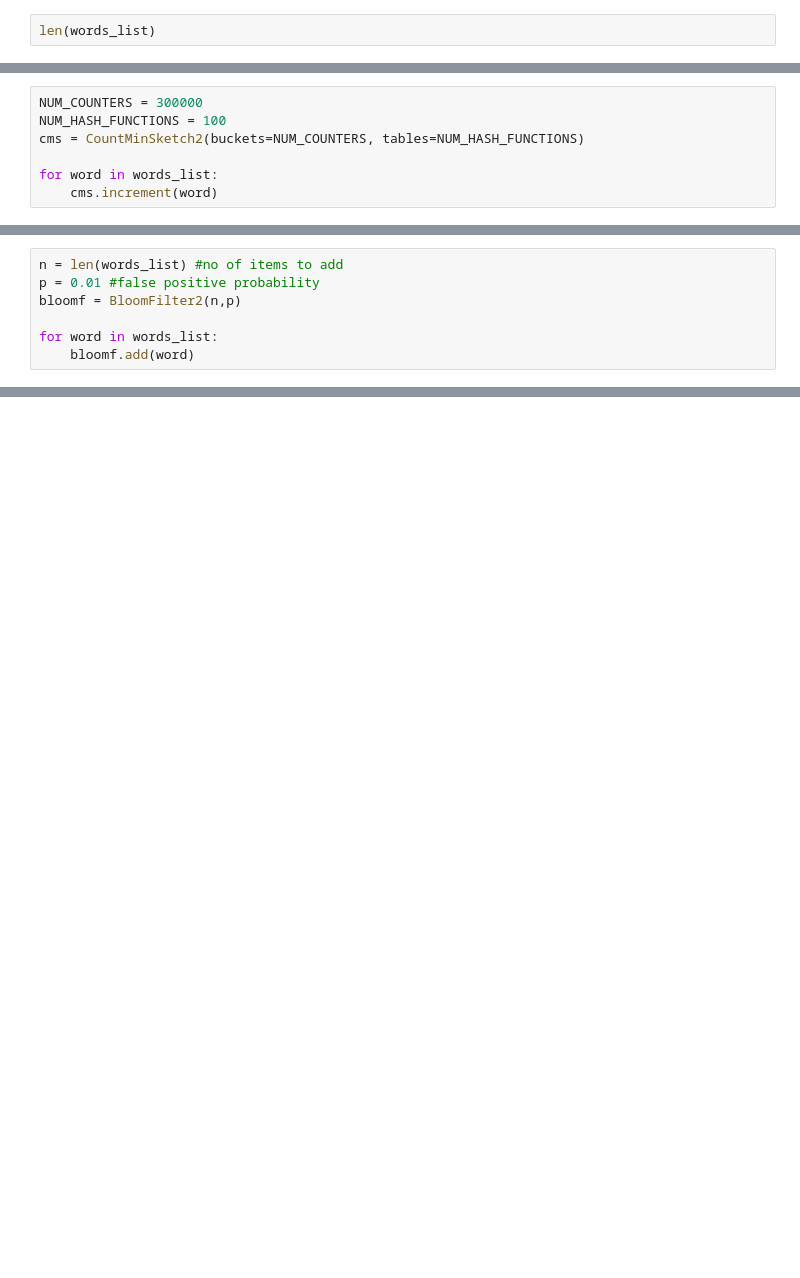
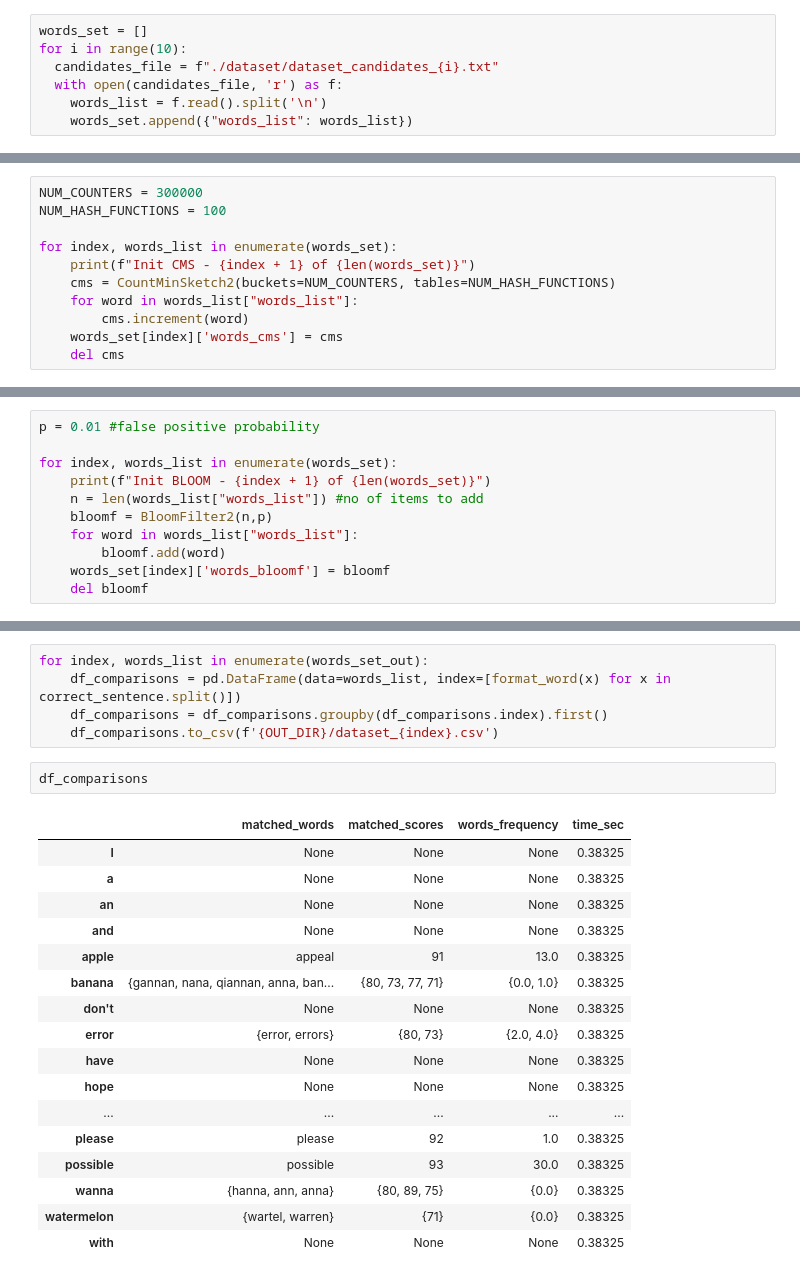
Before and after one commit to stavco9/datastreaming-final-project, a Jupyter notebook: 2-Count-Min-Sketch+Bloom_Freq.ipynb, the cells around one changed output, grey strips where cells are left out. Drawn from its saved outputs; the diff is of its cells as text; blank space fills up the shorter version.

```diff
--- a/2-Count-Min-Sketch+Bloom_Freq.ipynb
+++ b/2-Count-Min-Sketch+Bloom_Freq.ipynb
@@ -17,2 +30,7 @@ words_list = ds.build_words_list(num_of_articles = 20)
 # %%
-len(words_list)
+words_set = []
+for i in range(10):
+  candidates_file = f"./dataset/dataset_candidates_{i}.txt"
+  with open(candidates_file, 'r') as f:
+    words_list = f.read().split('\n')
+    words_set.append({"words_list": words_list})
@@ -21,7 +37,11 @@ len(words_list)
 # %%
 NUM_COUNTERS = 300000
 NUM_HASH_FUNCTIONS = 100
-cms = CountMinSketch2(buckets=NUM_COUNTERS, tables=NUM_HASH_FUNCTIONS)
 
-for word in words_list:
-    cms.increment(word)
+for index, words_list in enumerate(words_set):
+    print(f"Init CMS - {index + 1} of {len(words_set)}")
+    cms = CountMinSketch2(buckets=NUM_COUNTERS, tables=NUM_HASH_FUNCTIONS)
+    for word in words_list["words_list"]:
+        cms.increment(word)
+    words_set[index]['words_cms'] = cms
+    del cms
@@ -28,7 +59,11 @@ for word in words_list:
 # %%
-n = len(words_list) #no of items to add
 p = 0.01 #false positive probability
-bloomf = BloomFilter2(n,p)
 
-for word in words_list:
-    bloomf.add(word)
+for index, words_list in enumerate(words_set):
+    print(f"Init BLOOM - {index + 1} of {len(words_set)}")
+    n = len(words_list["words_list"]) #no of items to add
+    bloomf = BloomFilter2(n,p)
+    for word in words_list["words_list"]:
+        bloomf.add(word)
+    words_set[index]['words_bloomf'] = bloomf
+    del bloomf
@@ -82,0 +152,25 @@ Total runtime of 0.5665042400360107 seconds
+# %%
+for index, words_list in enumerate(words_set_out):
+    df_comparisons = pd.DataFrame(data=words_list, index=[format_word(x) for x in correct_sentence.split()])
+    df_comparisons = df_comparisons.groupby(df_comparisons.index).first()
+    df_comparisons.to_csv(f'{OUT_DIR}/dataset_{index}.csv')
+# %%
+df_comparisons
+# %% [output]
+|  | matched_words | matched_scores | words_frequency | time_sec |
+| I | None | None | None | 0.38325 |
+| a | None | None | None | 0.38325 |
+| an | None | None | None | 0.38325 |
+| and | None | None | None | 0.38325 |
+| apple | appeal | 91 | 13.0 | 0.38325 |
+| banana | {gannan, nana, qiannan, anna, ban... | {80, 73, 77, 71} | {0.0, 1.0} | 0.38325 |
+| don't | None | None | None | 0.38325 |
+| error | {error, errors} | {80, 73} | {2.0, 4.0} | 0.38325 |
+| have | None | None | None | 0.38325 |
+| hope | None | None | None | 0.38325 |
+| ... | ... | ... | ... | ... |
+| please | please | 92 | 1.0 | 0.38325 |
+| possible | possible | 93 | 30.0 | 0.38325 |
+| wanna | {hanna, ann, anna} | {80, 89, 75} | {0.0} | 0.38325 |
+| watermelon | {wartel, warren} | {71} | {0.0} | 0.38325 |
+| with | None | None | None | 0.38325 |
```
Also changed, not shown: parts of 7 cells of this notebook, 54 other files.
